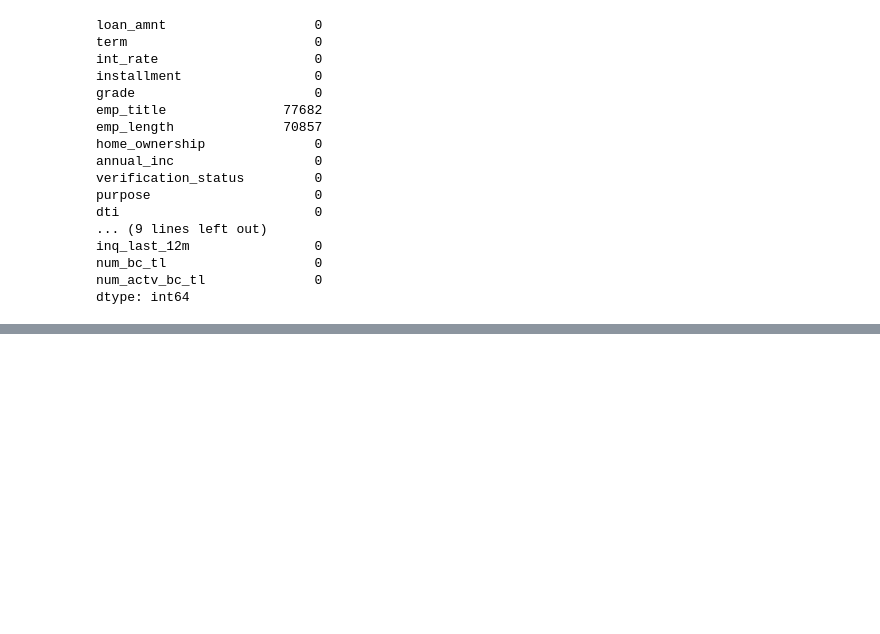
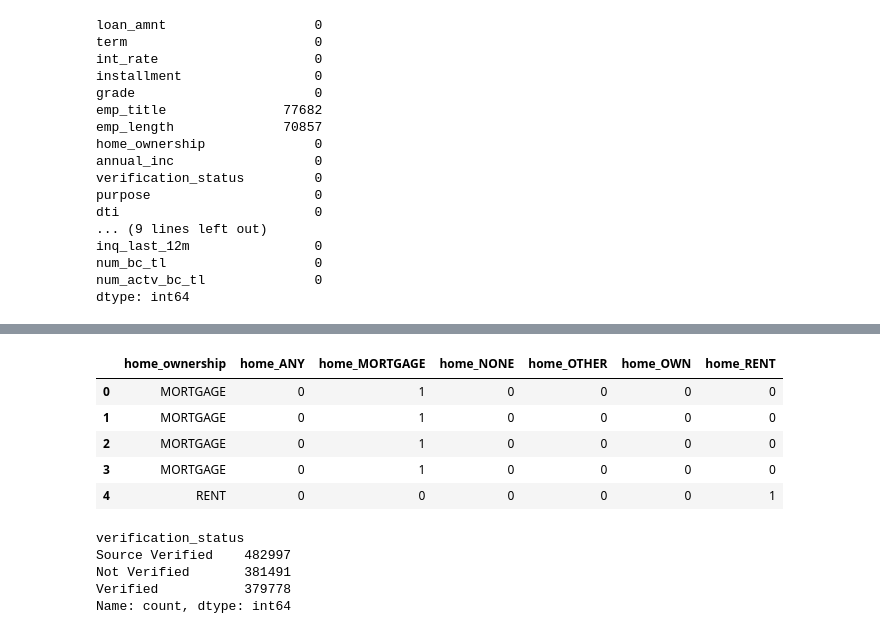
Before and after one commit to sese7414/LendingClub_project, a Jupyter notebook: merge_lending.ipynb, the cells around one changed output, grey strips where cells are left out. Saved outputs shown, nothing was run; the diff lists cells and outputs as text; code cells hidden in the pictures; blank space fills up the shorter version.

```diff
--- a/merge_lending.ipynb
+++ b/merge_lending.ipynb
@@ -10,7 +10,8 @@ import matplotlib.pyplot as plt
 # 데이터 불러오기
 sehee_file = 'accepted_2007_to_2018Q4.csv'
 sumin_file = 'accepted_2007_to_2018Q4 2.csv'
-acc = pd.read_csv(sehee_file)
+cleaned_file = 'acc_cleaned.csv'
+acc = pd.read_csv(sumin_file)
 
 print(acc.shape)
 acc.head()
@@ -640,0 +587,3 @@ train_and_evaluate(X_rus, y_rus, "RandomUnderSampler")
+# %%
+term_map = {' 36 months': 0, ' 60 months': 1}
+acc_cleaned['term'] = acc_cleaned['term'].map(term_map)
@@ -640,0 +611,5 @@ train_and_evaluate(X_rus, y_rus, "RandomUnderSampler")
+# %%
+grade_map = {'A': 1, 'B' : 2, 'C' : 3, 'D' : 4, 'E' : 5, 'F' : 6, 'G' : 7}
+acc_cleaned.grade = acc_cleaned.grade.map(grade_map)
+
+acc_cleaned.grade.value_counts().sort_index()
@@ -640,0 +640,24 @@ train_and_evaluate(X_rus, y_rus, "RandomUnderSampler")
+# %%
+home_dummies = pd.get_dummies(acc_cleaned['home_ownership'], prefix='home', dtype=int)
+acc_cleaned = pd.concat([acc_cleaned, home_dummies], axis=1)
+# %%
+# home_ownership 원핫 인코딩 확인
+
+acc_cleaned.filter(like='home_').head()
+# %% [output]
+|  | home_ownership | home_ANY | home_MORTGAGE | home_NONE | home_OTHER | home_OWN | home_RENT |
+| 0 | MORTGAGE | 0 | 1 | 0 | 0 | 0 | 0 |
+| 1 | MORTGAGE | 0 | 1 | 0 | 0 | 0 | 0 |
+| 2 | MORTGAGE | 0 | 1 | 0 | 0 | 0 | 0 |
+| 3 | MORTGAGE | 0 | 1 | 0 | 0 | 0 | 0 |
+| 4 | RENT | 0 | 0 | 0 | 0 | 0 | 1 |
+# %%
+# verification_status 인코딩
+
+acc_cleaned.verification_status.value_counts()
+# %% [output]
+verification_status
+Source Verified    482997
+Not Verified       381491
+Verified           379778
+Name: count, dtype: int64
```
Also changed, not shown: parts of 11 cells of this notebook.
